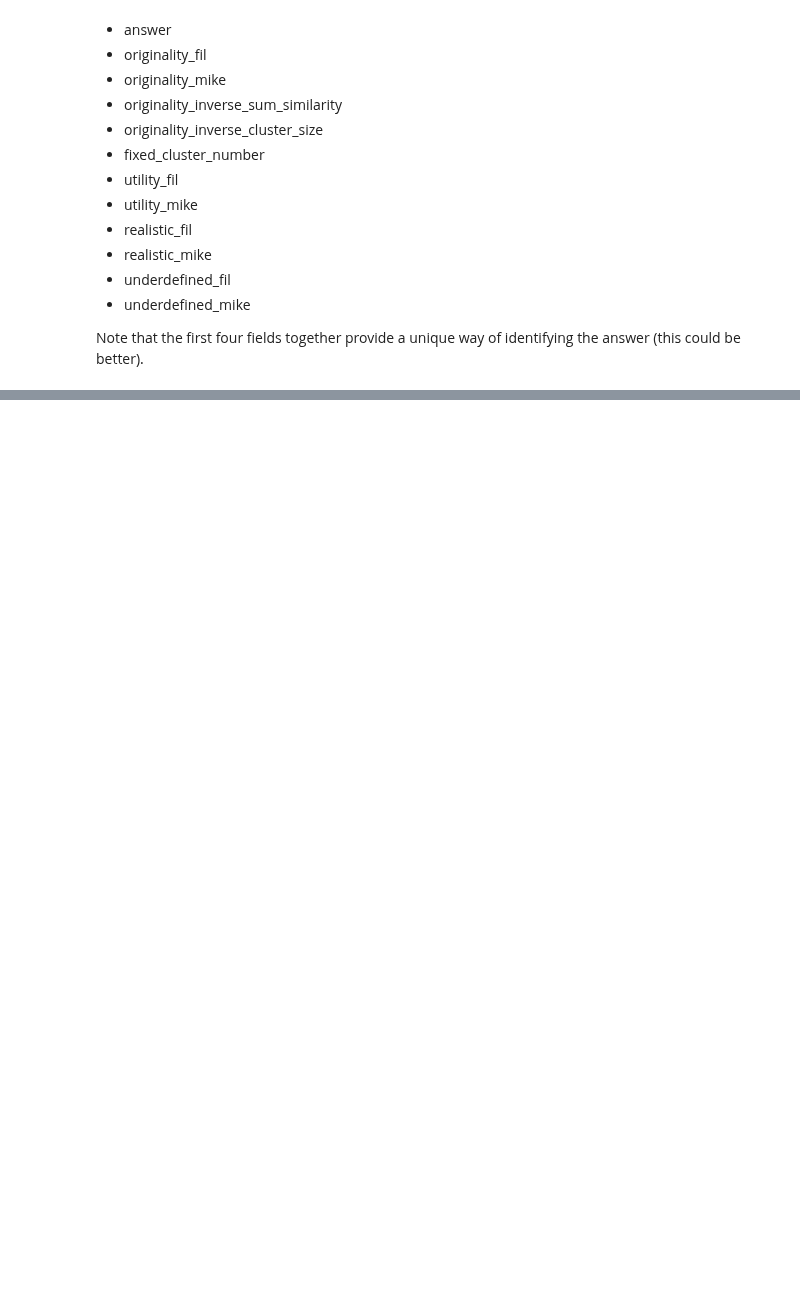
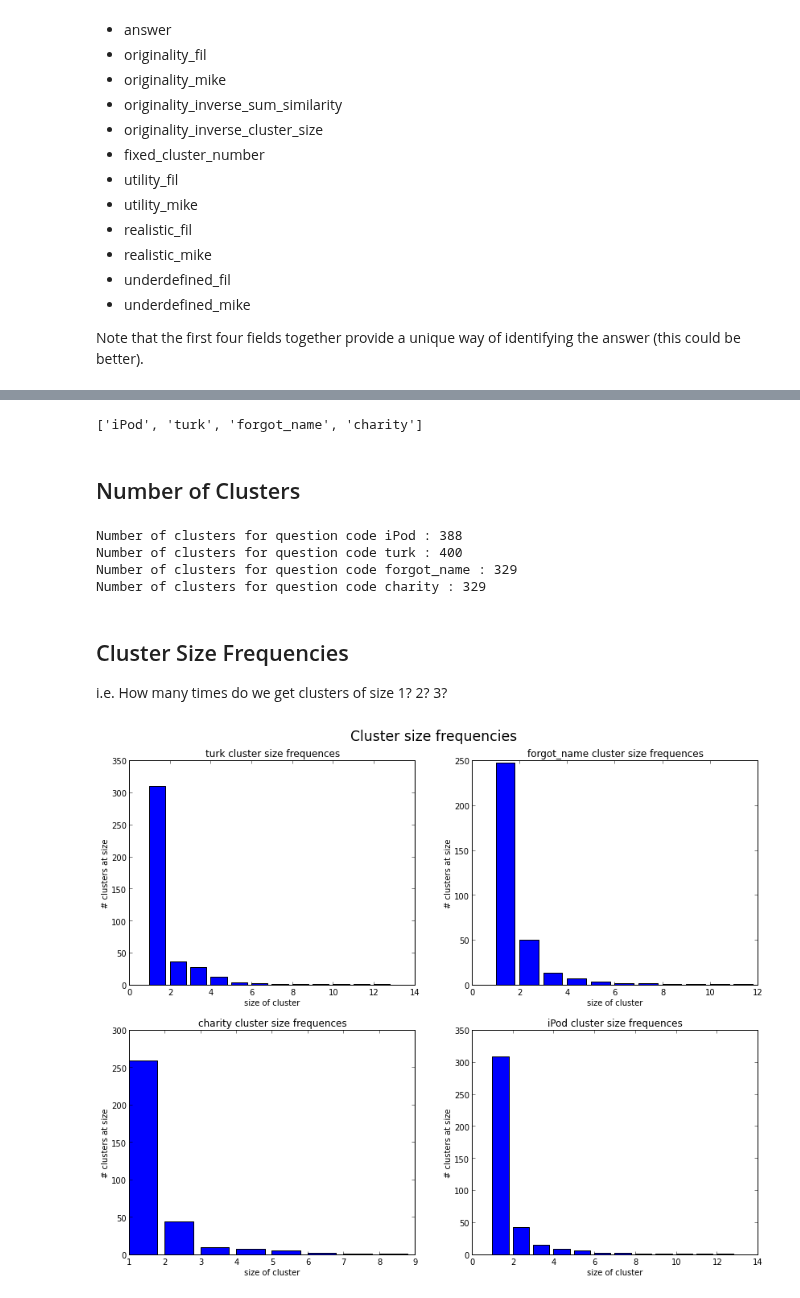
Before and after one commit to filkry/crowbrain, a Jupyter notebook: exps/post_pilot12_13_stats.ipynb, the cells around one changed output, grey strips where cells are left out. Saved outputs shown, nothing was run; the diff lists cells and outputs as text; code cells hidden in the pictures; blank space fills up the shorter version.

Commit message:
cluster size frequencies computed

```diff
--- a/exps/post_pilot12_13_stats.ipynb
+++ b/exps/post_pilot12_13_stats.ipynb
@@ -135,7 +135,7 @@ df_clusters = pd.DataFrame({'hashed_worker_id': series_from_row(all_rows, 3, obj
                             'question_code': series_from_row(all_rows, 6, object),
                             'answer_num': series_from_row(all_rows, 2, uint8),
                             'num_requested': series_from_row(all_rows, 5, uint8),
-                            'fixed_cluster_number': series_from_row(all_rows, 0, uint8),
+                            'fixed_cluster_number': series_from_row(all_rows, 0, uint16),
 })
 
 print "num clustered responses:", len(df_clusters)
@@ -174,0 +182,48 @@ num originality responses: 2227
+# %%
+question_codes = list(set(df['question_code']))
+print question_codes
+# %% [output]
+['iPod', 'turk', 'forgot_name', 'charity']
+# %% [markdown]
+## Number of Clusters
+# %%
+def num_clusters(question_code):
+    sub_df = df[df['question_code'] == question_code]
+    return len(set(sub_df['fixed_cluster_number']))
+
+for qc in question_codes:
+    print 'Number of clusters for question code', qc, ':', num_clusters(qc)
+# %% [output]
+Number of clusters for question code iPod : 388
+Number of clusters for question code turk : 400
+Number of clusters for question code forgot_name : 329
+Number of clusters for question code charity : 329
+# %% [markdown]
+## Cluster Size Frequencies
+
+i.e. How many times do we get clusters of size 1? 2? 3?
+# %%
+def cluster_size_frequencies(qc):
+    sub_df = df[df['question_code'] == qc]
+    cluster_sizes = sub_df['fixed_cluster_number'].value_counts()
+    return cluster_sizes.value_counts()
+# %%
+def plot_cluster_size_hists():
+    rows = 2
+    fig = figure(1, figsize=(14,rows * 5.5))
+    fig.text(0.5,0.95, "Cluster size frequencies",
+             horizontalalignment='center',verticalalignment='top', size='xx-large')
+    for i, qc in enumerate(question_codes):
+        ys = cluster_size_frequencies(qc)
+        xs = range(1, len(ys)+1)
+
+        subplot(rows, 2, i)
+        bar(xs, ys)
+
+        xlabel('size of cluster')
+        ylabel('# clusters at size')
+        title("%s cluster size frequences" % qc)
+
+plot_cluster_size_hists()
+# %% [output]
+[figure, added]
```
Also changed, not shown: parts of 2 cells of this notebook, 1 other file.
